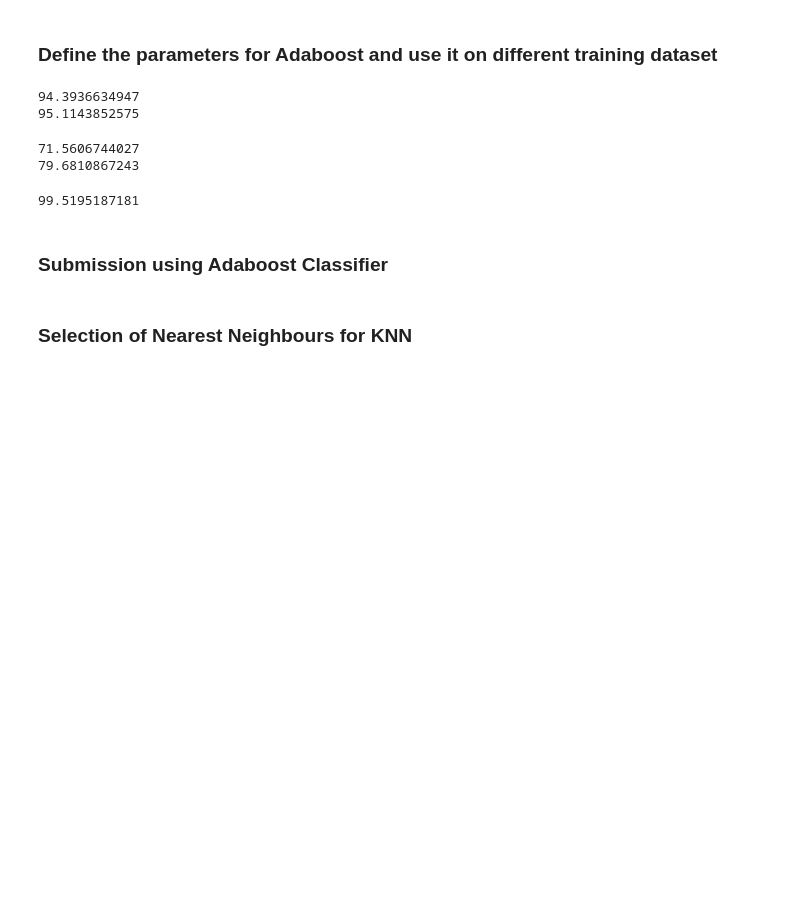
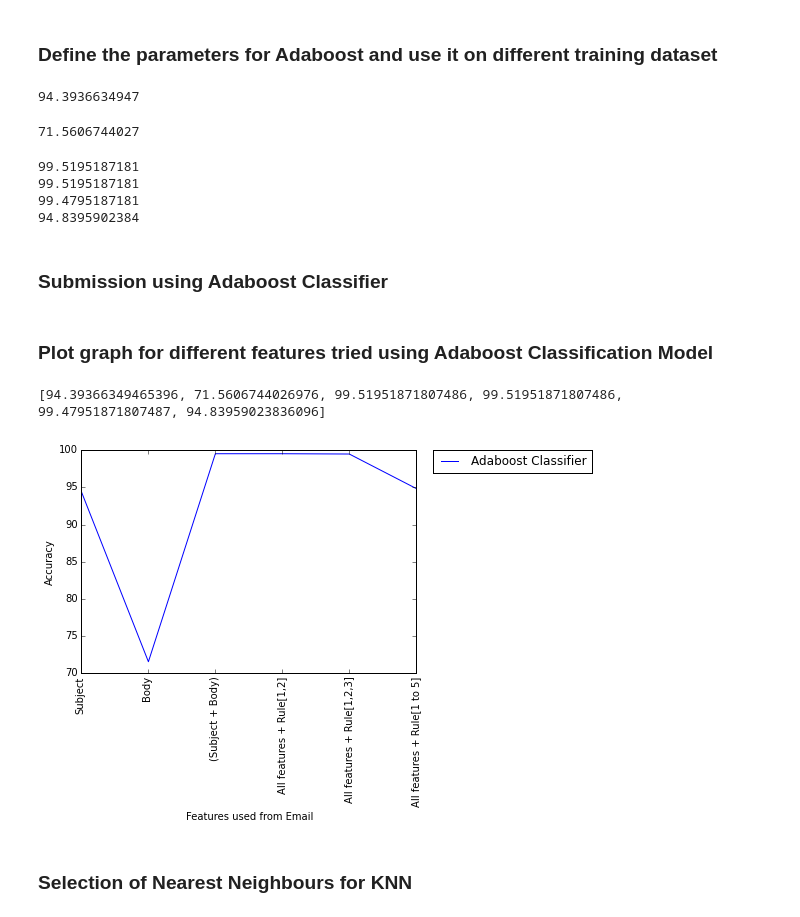
Before and after one commit to nehgu/Anomaly-Detection, a Jupyter notebook: Challenges/Spam Filtering Challenge 4/Spam_Filtering_Challenge_4.ipynb, the cells around one changed output. Cells and saved outputs as stored; diff of their text form; code cells hidden in the pictures; blank space fills up the shorter version.

```diff
--- a/Challenges/Spam Filtering Challenge 4/Spam_Filtering_Challenge_4.ipynb
+++ b/Challenges/Spam Filtering Challenge 4/Spam_Filtering_Challenge_4.ipynb
@@ -1966,33 +2083,47 @@ def classifyAdaboostClassifier(XTrain, XTest, YTrain, YTest, params, ruled):
 # %% [markdown]
 ### Define the parameters for Adaboost and use it on different training dataset
 # %%
+scoreAdaboostClassifier = []
 params = {'max_depth':1, 'algorithm':'SAMME', 'n_estimators':200, 'rules':[1,2,3], 'FileNames':XTrainFileNames}
 # %%
 # Adaboost on Subject as feature
 score = stratifiedKFoldVal(XTrainSubjectFeatures, YTrain, classifyAdaboostClassifier, params, ruled=False)
 print score
-score = stratifiedKFoldVal(XTrainSubjectFeatures, YTrain, classifyAdaboostClassifier, params, ruled=True)
-print score
+scoreAdaboostClassifier.append(score)
 # %% [output]
 94.3936634947
-95.1143852575
 # %%
 # Adaboost on Body as feature
 score = stratifiedKFoldVal(XTrainBodyFeatures, YTrain, classifyAdaboostClassifier, params, ruled=False)
 print score
-score = stratifiedKFoldVal(XTrainBodyFeatures, YTrain, classifyAdaboostClassifier, params, ruled=True)
-print score
+scoreAdaboostClassifier.append(score)
 # %% [output]
 71.5606744027
-79.6810867243
-# %%
-# Adaboost on All Features
-score = stratifiedKFoldVal(XTrainAllFeatures, YTrain, classifyAdaboostClassifier, params, ruled=False)
-print score
-score = stratifiedKFoldVal(XTrainAllFeatures, YTrain, classifyAdaboostClassifier, params, ruled=True)
-print score
-# %% [output]
-99.5195187181
+# %%
+# Adaboost on All Features
+score = stratifiedKFoldVal(XTrainAllFeatures, YTrain, classifyAdaboostClassifier, params, ruled=False)
+print score
+scoreAdaboostClassifier.append(score)
+
+params = {'max_depth':1, 'algorithm':'SAMME', 'n_estimators':200, 'rules':[1,2], 'FileNames':XTrainFileNames}
+score = stratifiedKFoldVal(XTrainAllFeatures, YTrain, classifyAdaboostClassifier, params, ruled=True)
+print score
+scoreAdaboostClassifier.append(score)
+
+params = {'max_depth':1, 'algorithm':'SAMME', 'n_estimators':200, 'rules':[1,2,3], 'FileNames':XTrainFileNames}
+score = stratifiedKFoldVal(XTrainAllFeatures, YTrain, classifyAdaboostClassifier, params, ruled=True)
+print score
+scoreAdaboostClassifier.append(score)
+
+params = {'max_depth':1, 'algorithm':'SAMME', 'n_estimators':200, 'rules':[1,2,3,4,5], 'FileNames':XTrainFileNames}
+score = stratifiedKFoldVal(XTrainAllFeatures, YTrain, classifyAdaboostClassifier, params, ruled=True)
+print score
+scoreAdaboostClassifier.append(score)
+# %% [output]
+99.5195187181
+99.5195187181
+99.4795187181
+94.8395902384
 # %% [markdown]
 ### Submission using Adaboost Classifier
 # %%
@@ -2033,6 +2164,29 @@ if ruled:
 
 
 writePredictedLabelFile(YPred)
+# %% [markdown]
+### Plot graph for different features tried using Adaboost Classification Model
+# %%
+print scoreAdaboostClassifier
+
+# Plotting the results
+import matplotlib.pyplot as plt
+%matplotlib inline
+plt.plot(scoreAdaboostClassifier, label = "Adaboost Classifier")
+
+labels = ['Subject', 'Body', '(Subject + Body)', 'All features + Rule[1,2]', 'All features + Rule[1,2,3]', 'All features + Rule[1 to 5]']
+
+# You can specify a rotation for the tick labels in degrees or with keywords.
+plt.xticks(np.arange(len(labels)), labels, rotation='vertical')
+
+plt.ylabel('Accuracy')
+plt.xlabel('Features used from Email')
+# Place a legend to the right of this smaller figure.
+plt.legend(bbox_to_anchor=(1.05, 1), loc=2, borderaxespad=0.)
+plt.show()
+# %% [output]
+[94.39366349465396, 71.5606744026976, 99.51951871807486, 99.51951871807486, 99.47951871807487, 94.83959023836096]
+[figure, added]
 # %% [markdown]
 ### Selection of Nearest Neighbours for KNN
 # %%
```
Also changed, not shown: parts of 38 cells of this notebook, 1 other file.
